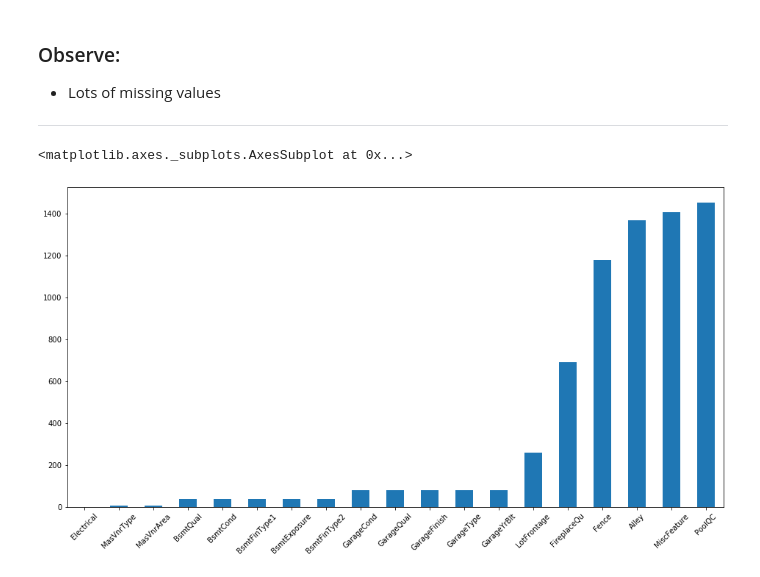
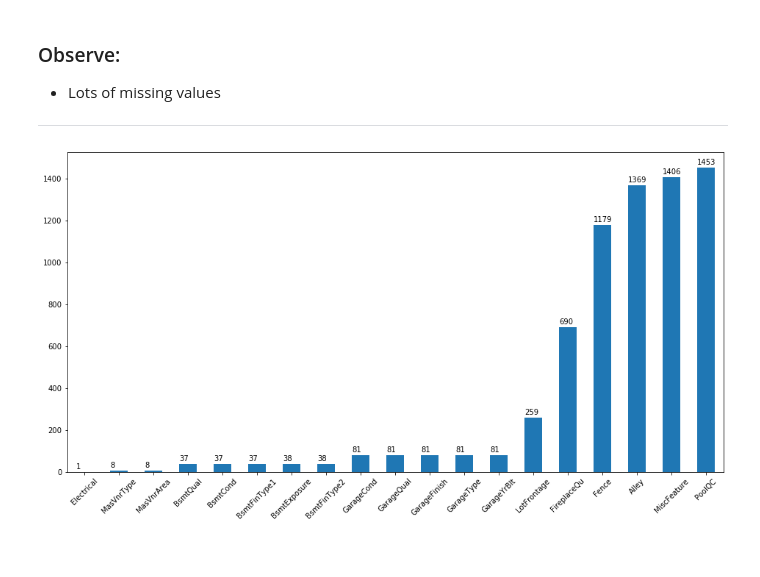
Before and after one commit to AxleMaxGit/python-data-science-projects, a Jupyter notebook: python-kaggle-advanced-regression/house-prices-PDA.ipynb, the cells around one changed output. Cells and saved outputs as stored; diff of their text form; code cells hidden in the pictures.

```diff
--- a/python-kaggle-advanced-regression/house-prices-PDA.ipynb
+++ b/python-kaggle-advanced-regression/house-prices-PDA.ipynb
@@ -69,11 +142,22 @@ memory usage: 924.0+ KB
 - Lots of missing values
 
 ***
+# %%
+#Drop ID column
+data = pd.read_csv('data/train.csv')
+data.drop(columns=['Id'], inplace=True)
+#data.columns
 # %%
+#get all the columns with missing values
 missing = data.isnull().sum()
 missing = missing[missing > 0]
 missing.sort_values(inplace=True)
-missing.plot.bar(figsize=(16,8), rot=45)
+
+# plot the columns with missing values
+ax = missing.plot(kind='bar', figsize=(16,8), rot=45)
+
+# show values at top of bars
+for p in ax.patches:
+    ax.annotate(str(p.get_height()), (p.get_x(), p.get_height() + 15))
 # %% [output]
-<matplotlib.axes._subplots.AxesSubplot at 0x...>
-[figure, old version]
+[figure, new version]
```
Also changed, not shown: parts of 20 cells of this notebook, 2 other files.
